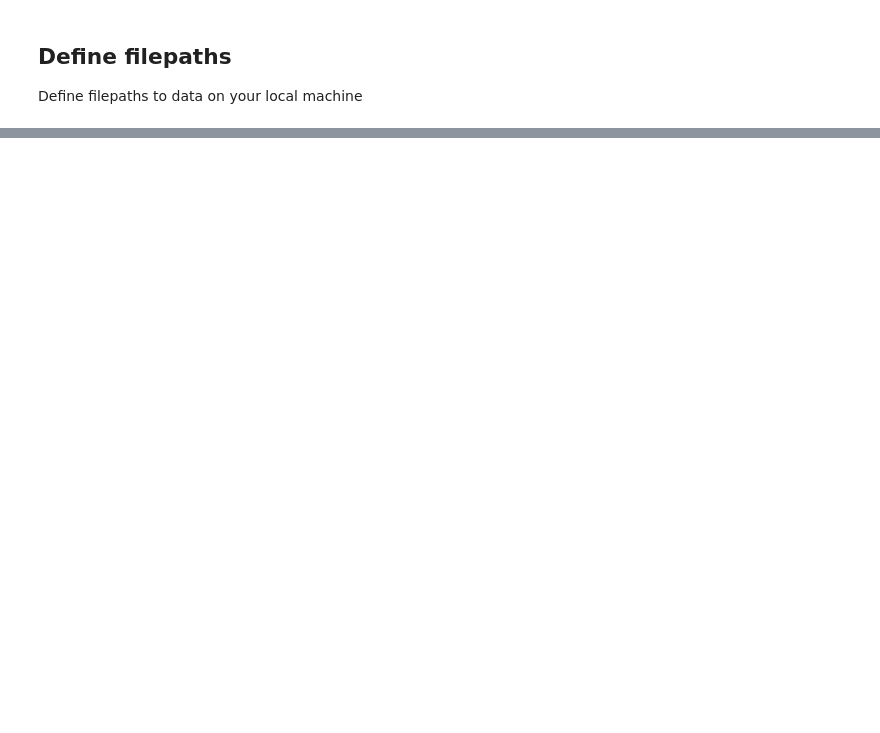
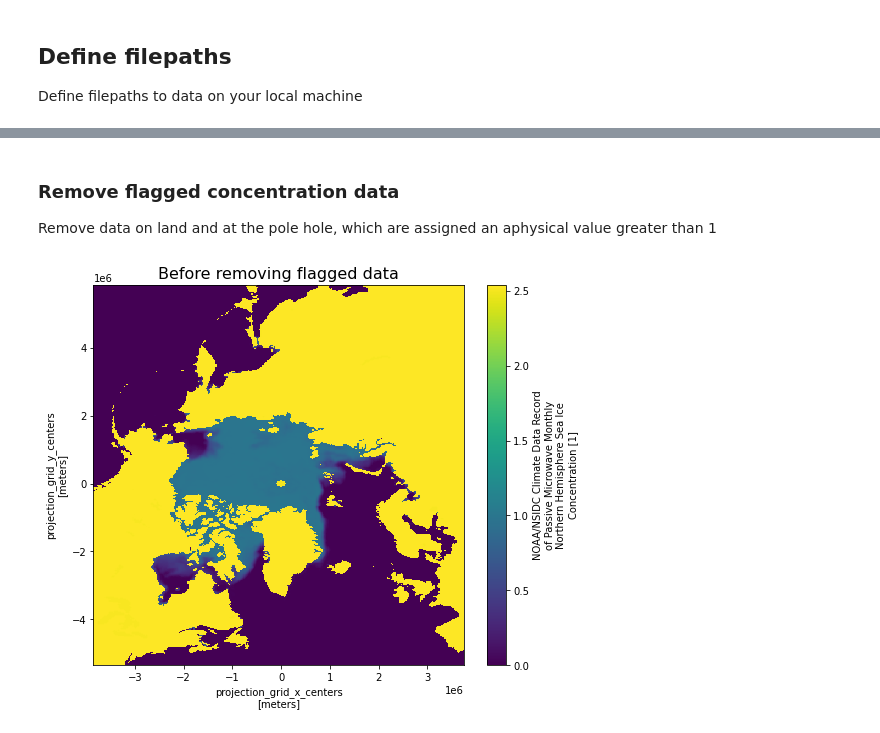
Before and after one commit to nicolejkeeney/icesat2-book, a Jupyter notebook: data_wrangling.ipynb, the cells around one changed output, grey strips where cells are left out. Cells and saved outputs as stored; diff of their text form; code cells hidden in the pictures; blank space fills up the shorter version.

```diff
--- a/data_wrangling.ipynb
+++ b/data_wrangling.ipynb
@@ -609,0 +61,5 @@ File "icesat2-book-data.nc" saved to directory "/Users/nicolekeeney/github_repos
+# %%
+start_date = "Nov 2018"
+end_date = "Apr 2020"
+date_range = pd.date_range(start = start_date, end = end_date, freq = 'MS')
+print(date_range)
@@ -609,0 +78,40 @@ File "icesat2-book-data.nc" saved to directory "/Users/nicolekeeney/github_repos
+# %%
+def get_cdr_data(date_range, data_dir):
+    """ Read in a date range of NSIDC CDR data from local drive
+
+    Args:
+        date_range (pandas DatetimeIndex): date range to grab data for
+        data_dir (str): directory containing data on local drive
+
+    Returns:
+        cdr_ds (xr.Dataset): dataset object containing data for input date range
+
+    """
+    filenames = []
+    for date in date_range:
+        try:
+            filename_wildcard = data_dir + 'seaice_conc_monthly*' + date.strftime('%Y') + date.strftime('%m') + '*.nc'
+            filename = glob(filename_wildcard)[0]
+            filenames.append(filename)
+        except IndexError as err:
+            err.args = ("Filename wildcard not found: " + filename_wildcard,)
+            raise
+
+    cdr_ds = xr.open_mfdataset(filenames, combine = 'by_coords')
+    cdr_ds = cdr_ds.rename({'xgrid':'x','ygrid':'y'}) # Rename to match ICE-Sat2 freeboard data product naming conventions
+    return cdr_ds
+# %%
+# Read in cdr data
+cdr_ds = get_cdr_data(date_range = date_range, data_dir = cdr_path)
+
+# Select variables of interest
+cdr_vars = ['seaice_conc_monthly_cdr']
+cdr_ds = cdr_ds[cdr_vars]
+# %% [markdown]
+### Remove flagged concentration data
+Remove data on land and at the pole hole, which are assigned an aphysical value greater than 1
+# %%
+cdr_ds['seaice_conc_monthly_cdr'].isel(time = 0).plot(figsize = (8.3,7))
+plt.title("Before removing flagged data", fontsize = 16);
+# %% [output]
+[figure, added]
```
Also changed, not shown: parts of 109 cells of this notebook, 12 other files.
